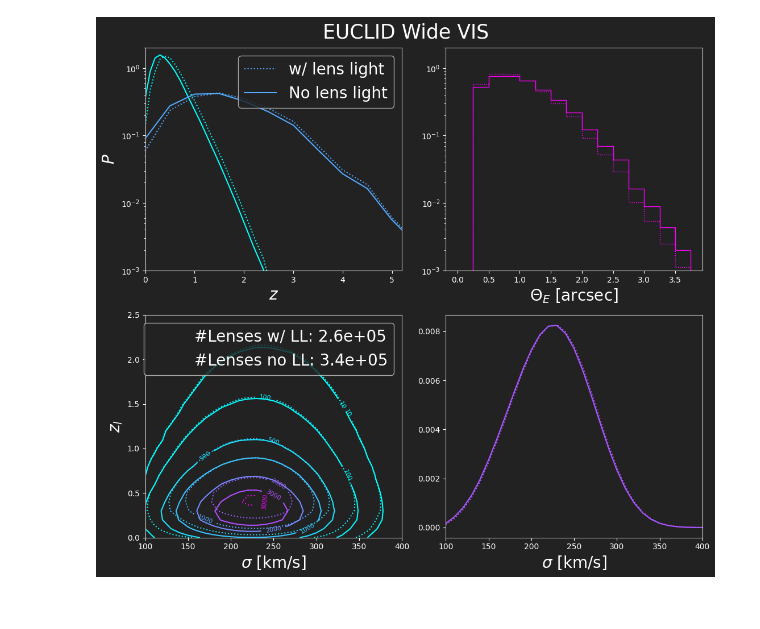
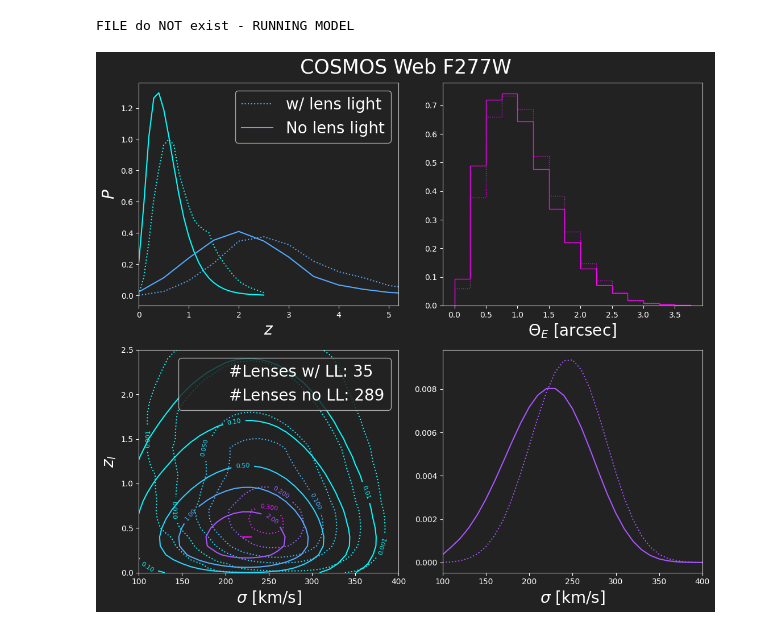
Before and after one commit to Ferr013/GALESS, a Jupyter notebook: examples/basic_example.ipynb, the cells around one changed output. Drawn from its saved outputs; the diff is of its cells as text; code cells hidden in the pictures.

```diff
--- a/examples/basic_example.ipynb
+++ b/examples/basic_example.ipynb
@@ -23,7 +24,7 @@ surveys_titles = ['COSMOS Web F115W', 'COSMOS Web F277W', 'COSMOS HST i band',
 'EUCLID Wide VIS', 'Roman HLWA J', 'DES i band', 'LSST i band',
 'SUBARU HSC SuGOHI i band', 'PEARLS NEP F277W']
 
-for title in ['EUCLID Wide VIS']:#surveys_titles:
+for title in ['COSMOS Web F277W']:#surveys_titles:
      survey_params = utils.read_survey_params(title, VERBOSE = 0)
 
      limit    = survey_params['limit']
@@ -35,35 +36,36 @@ for title in ['EUCLID Wide VIS']:#surveys_titles:
      zero_point_m = survey_params['zero_point_m']
      sky_bckgnd_m = survey_params['sky_bckgnd_m']
      photo_band   = survey_params['photo_band']
 
      try:
           matrix_LL, Theta_E_LL, prob_LL, matrix_noLL, Theta_E_noLL, prob_noLL = utils.load_pickled_files(title)
      except ValueError:
           print('FILE do NOT exist - RUNNING MODEL')
           matrix_noLL, Theta_E_noLL, prob_noLL = ls.calculate_num_lenses_and_prob(
                                                                       sigma_array, zl_array, zs_array, M_array, limit, area,
                                                                       seeing, min_SNR, exp_time_sec, sky_bckgnd_m, zero_point_m, pixel_arcsec,
                                                                       photo_band = photo_band, mag_cut=cut, arc_mu_threshold = arc_mu_thr,
                                                                       LENS_LIGHT_FLAG = False, SIE_FLAG = True)
 
           matrix_LL, Theta_E_LL, prob_LL = ls.calculate_num_lenses_and_prob(
                                                                       sigma_array, zl_array, zs_array, M_array, limit, area,
                                                                       seeing, min_SNR, exp_time_sec, sky_bckgnd_m, zero_point_m, pixel_arcsec,
                                                                       photo_band = photo_band, mag_cut=cut, arc_mu_threshold = arc_mu_thr,
                                                                       LENS_LIGHT_FLAG = True, SIE_FLAG = False)
 
           utils.save_pickled_files(title,  matrix_LL, Theta_E_LL, prob_LL, matrix_noLL, Theta_E_noLL, prob_noLL)
 
      _PLOT_FOR_KEYNOTE = 1
      lens_plot.set_plt_param(PLOT_FOR_KEYNOTE = _PLOT_FOR_KEYNOTE)
      fig, ax = plt.subplots(2, 2, figsize=(11, 10), sharex=False, sharey=False)
      plt.subplots_adjust(wspace=.15, hspace=.2)
      lens_plot.plot_z_sigma_distributions(fig, ax, title, zl_array, zs_array, sigma_array,
                                    Theta_E_LL, matrix_LL, Theta_E_noLL, matrix_noLL,
-                                   PLOT_FOR_KEYNOTE = _PLOT_FOR_KEYNOTE, LOG = 1, SMOOTH = 1, SAVE = 0)
+                                   PLOT_FOR_KEYNOTE = _PLOT_FOR_KEYNOTE, LOG = 0, SMOOTH = 1, SAVE = 0)
      plt.show()
 # %% [output]
+FILE do NOT exist - RUNNING MODEL
-[figure, old version]
+[figure, new version]
 # %%
 surveys_selection = ['COSMOS Web F277W', 'EUCLID Wide VIS', 'DES i band', 'LSST i band']
 #surveys_selection = ['COSMOS Web F115W', 'COSMOS Web F277W']
```
Also changed, not shown: parts of 4 cells of this notebook, 5 other files.
